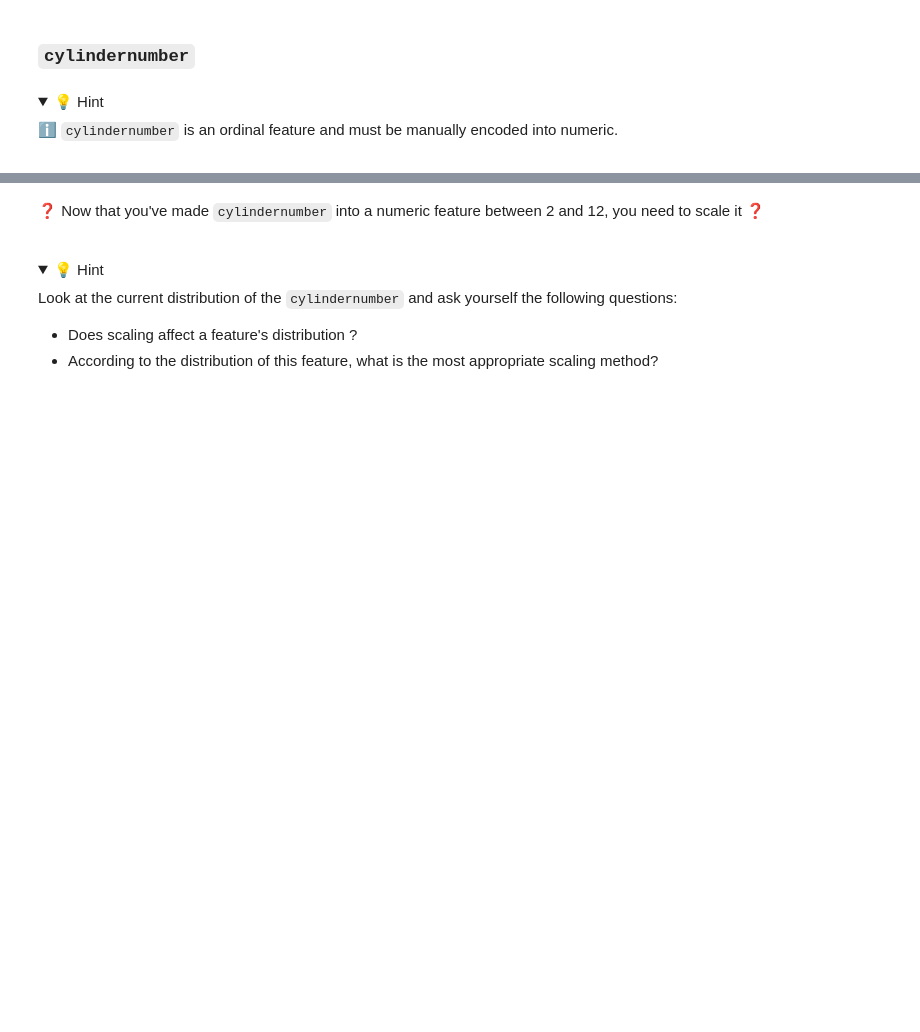
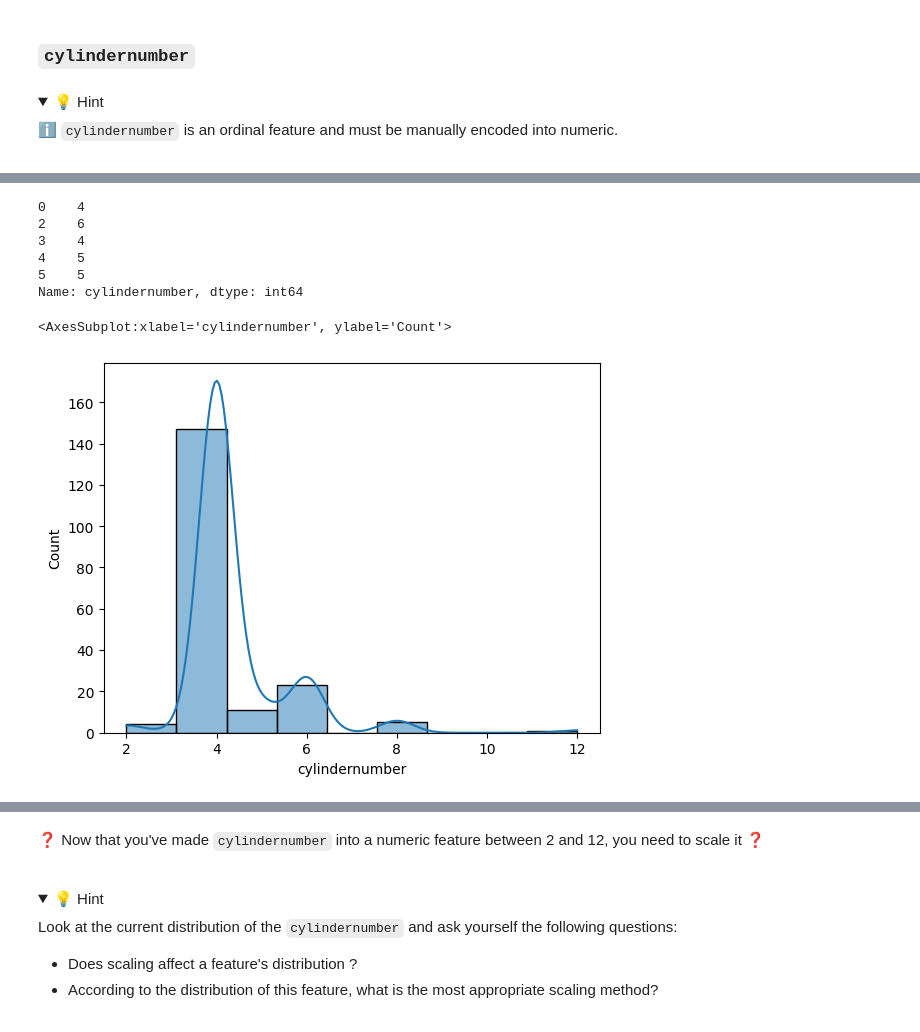
Before and after one commit to ParissaPeimaniyfard/data-car-prices, a Jupyter notebook: Car-Prices.ipynb, the cells around one changed output, grey strips where cells are left out. Cells and saved outputs as stored; diff of their text form; code cells hidden in the pictures; folded sections open; blank space fills up the shorter version.

```diff
--- a/Car-Prices.ipynb
+++ b/Car-Prices.ipynb
@@ -290,0 +363,5 @@ In the Dataframe, replace the original features with their encoded version(s).
+# %%
+ohe_binary= OneHotEncoder(sparse=False, drop='if_binary')
+ohe_binary.fit(df[['aspiration']])
+df['aspiration']= ohe_binary.transform(df[['aspiration']])
+# df.drop(columns=['aspiration'], inplace=True)
@@ -290,0 +374,5 @@ In the Dataframe, replace the original features with their encoded version(s).
+# %%
+ohe_binary= OneHotEncoder(sparse=False, drop='if_binary')
+ohe_binary.fit(df[['enginelocation']])
+df['enginelocation']= ohe_binary.transform(df[['enginelocation']])
+# df.drop(columns=['enginelocation'], inplace=True)
@@ -300,0 +402,5 @@ In the Dataframe, replace the original features with their encoded version(s).
+# %%
+ohe= OneHotEncoder(sparse=False)
+ohe.fit(df[['enginetype']])
+df[ohe.get_feature_names_out()]= ohe.transform(df[['enginetype']])
+df.drop(columns= ['enginetype'], inplace=True)
@@ -313,0 +452,8 @@ df.shape
+# %%
+df['cylindernumber'].replace('four', 4, inplace=True)
+df['cylindernumber'].replace('six', 6, inplace=True)
+df['cylindernumber'].replace('five', 5, inplace=True)
+df['cylindernumber'].replace('three', 3, inplace=True)
+df['cylindernumber'].replace('twelve', 12, inplace=True)
+df['cylindernumber'].replace('eight', 8, inplace=True)
+df['cylindernumber'].replace('two', 2, inplace=True)
@@ -313,0 +478,14 @@ df.shape
+# %%
+df['cylindernumber'].head()
+# %% [output]
+0    4
+2    6
+3    4
+4    5
+5    5
+Name: cylindernumber, dtype: int64
+# %%
+sns.histplot(df['cylindernumber'], kde=True)
+# %% [output]
+<AxesSubplot:xlabel='cylindernumber', ylabel='Count'>
+[figure, added]
```
Also changed, not shown: parts of 31 cells of this notebook, 2 other files.
